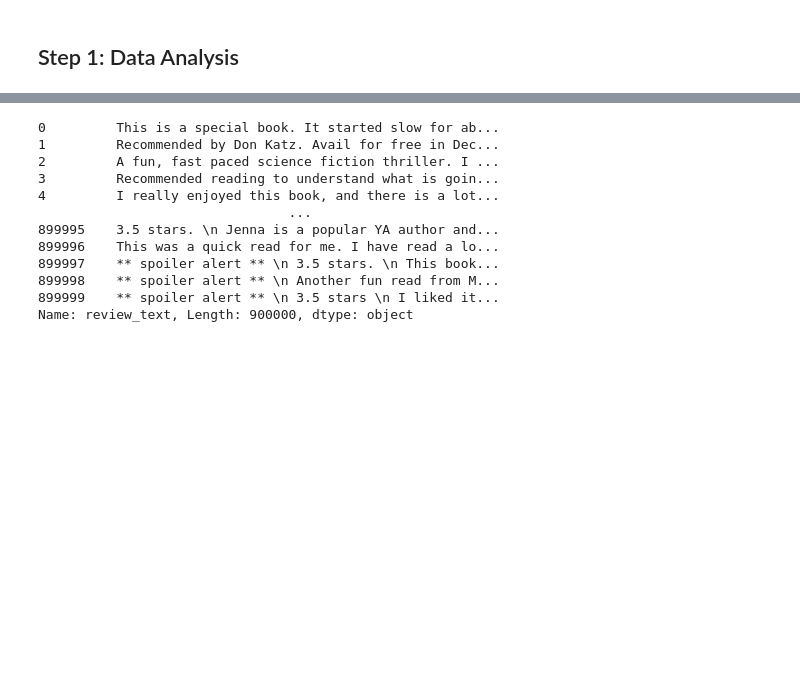
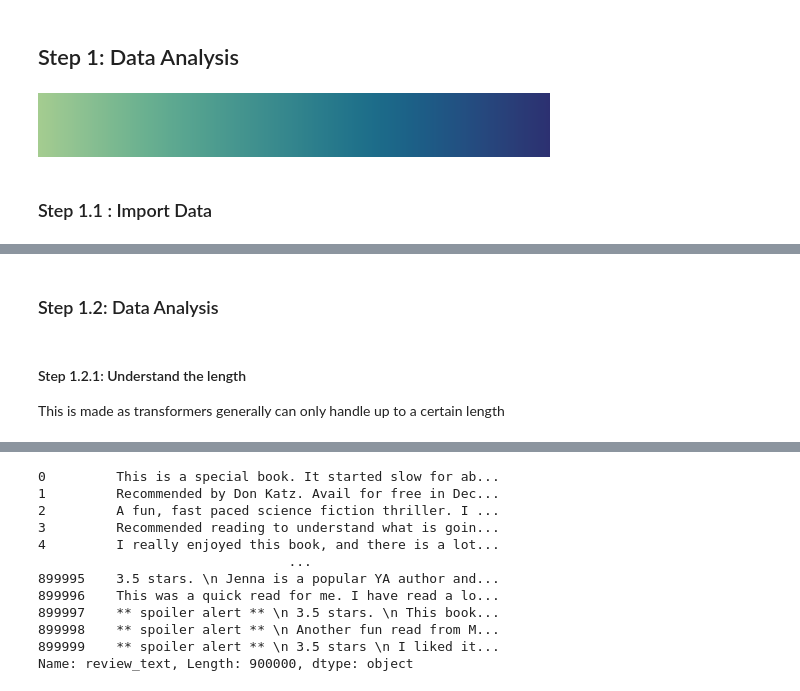
Before and after one commit to weijie9512/nlp_side_projects, a Jupyter notebook: goodreads-prediction.ipynb, the cells around one changed output, grey strips where cells are left out. Saved outputs shown, nothing was run; the diff lists cells and outputs as text; code cells hidden in the pictures; blank space fills up the shorter version.

```diff
--- a/goodreads-prediction.ipynb
+++ b/goodreads-prediction.ipynb
@@ -22,5 +22,12 @@ for dirname, _, filenames in os.walk('/kaggle/input'):
 /kaggle/input/goodreads-books-reviews-290312/goodreads_train.csv
 # %% [markdown]
 ## Step 1: Data Analysis
+# %%
+import seaborn as sns
+sns.color_palette("crest", as_cmap=True)
+# %% [output]
+[figure, added]
+# %% [markdown]
+### Step 1.1 : Import Data
 # %%
 df = pd.read_csv("/kaggle/input/goodreads-books-reviews-290312/goodreads_train.csv")
@@ -35,3 +40,8 @@ df.head()
 | 2 | 8842281e1d1347389f2ab93d60773d4d | 28684704 | 2ede853b14dc4583f96cf5d120af636f | 3 | A fun, fast paced science fiction... | Tue Nov 15 11:29:22 -0800 2016 | Mon Mar 20 23:40:27 -0700 2017 | Sat Mar 18 23:22:42 -0700 2017 | Fri Mar 17 23:45:40 -0700 2017 | ... |
 | 3 | 8842281e1d1347389f2ab93d60773d4d | 27161156 | ced5675e55cd9d38a524743f5c40996e | 0 | Recommended reading to understand... | Wed Nov 09 17:37:04 -0800 2016 | Wed Nov 09 17:38:20 -0800 2016 | NaN | NaN | ... |
 | 4 | 8842281e1d1347389f2ab93d60773d4d | 25884323 | 332732725863131279a8e345b63ac33e | 4 | I really enjoyed this book, and t... | Mon Apr 25 09:31:23 -0700 2016 | Mon Apr 25 09:31:23 -0700 2016 | Sun Jun 26 00:00:00 -0700 2016 | Sat May 28 00:00:00 -0700 2016 | ... |
+# %% [markdown]
+### Step 1.2: Data Analysis
+# %% [markdown]
+#### Step 1.2.1: Understand the length
+This is made as transformers generally can only handle up to a certain length
```
Also changed, not shown: parts of 5 cells of this notebook.
